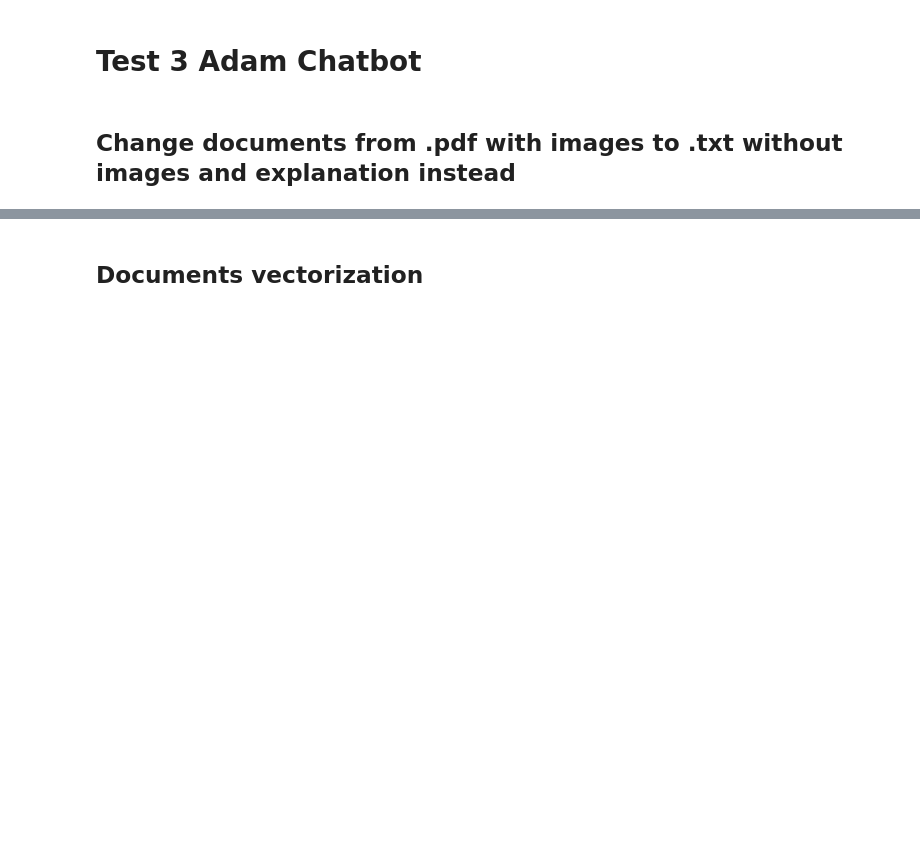
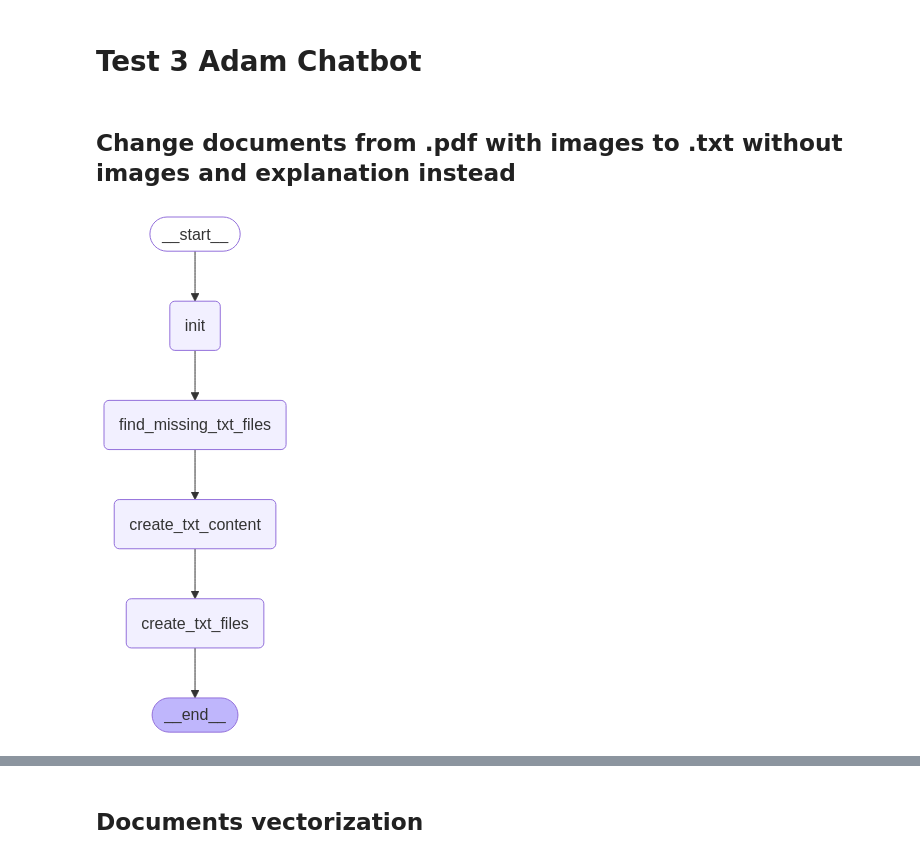
Before and after one commit to eloisd/Adam, a Jupyter notebook: chatbot/chatbottest3.ipynb, the cells around one changed output, grey strips where cells are left out. Cells and saved outputs as stored; diff of their text form; code cells hidden in the pictures; blank space fills up the shorter version.

```diff
--- a/chatbot/chatbottest3.ipynb
+++ b/chatbot/chatbottest3.ipynb
@@ -10,0 +250,29 @@ True
+# %%
+from langgraph.graph import StateGraph, END
+
+# Workflow
+storage_workflow = StateGraph(StorageAgentState)
+storage_workflow.add_node("init", init)
+storage_workflow.add_node("find_missing_txt_files", find_missing_txt_files)
+storage_workflow.add_node("create_txt_content", create_txt_content)
+storage_workflow.add_node("create_txt_files", create_txt_files)
+
+storage_workflow.add_edge("init", "find_missing_txt_files")
+storage_workflow.add_edge("find_missing_txt_files", "create_txt_content")
+storage_workflow.add_edge("create_txt_content", "create_txt_files")
+storage_workflow.add_edge("create_txt_files", END)
+storage_workflow.set_entry_point("init")
+storage_graph = storage_workflow.compile()
+# %%
+from IPython.display import Image, display
+from langchain_core.runnables.graph import MermaidDrawMethod
+
+display(
+    Image(
+        storage_graph.get_graph().draw_mermaid_png(
+            draw_method=MermaidDrawMethod.API,
+        )
+    )
+)
+# %% [output]
+[figure, added]
```
Also changed, not shown: parts of 7 cells of this notebook, 28 other files.
